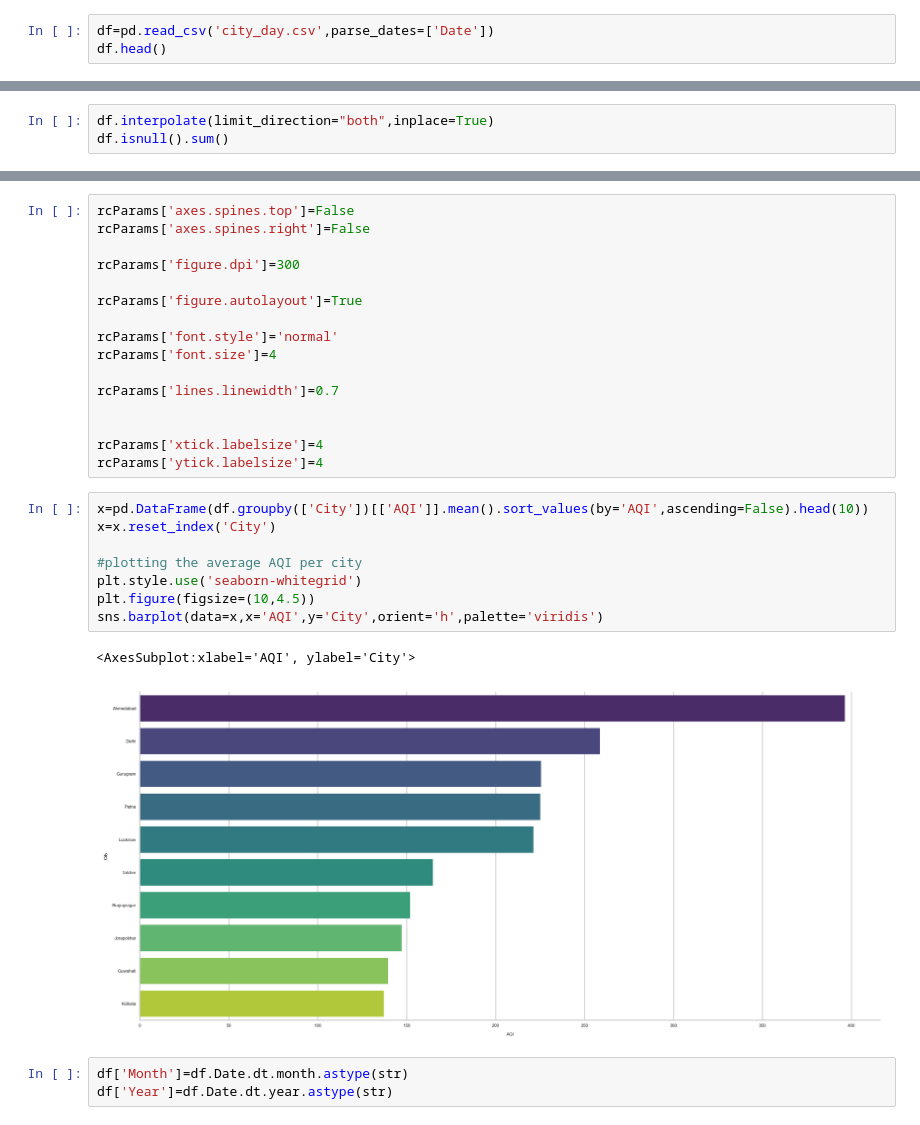
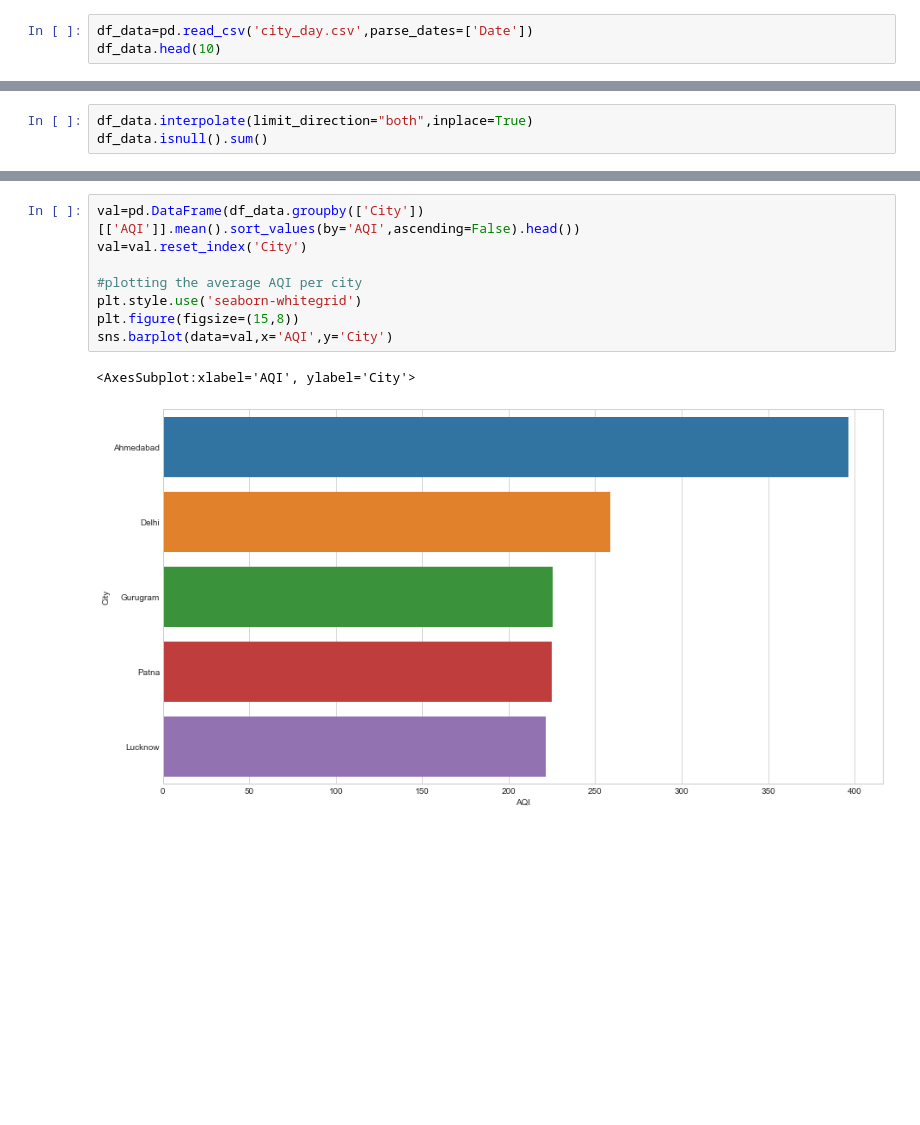
Before and after one commit to harisaisundhar/climate-malaria-canal, a Jupyter notebook: Air-poll/airpol.ipynb, the cells around one changed output, grey strips where cells are left out. Saved outputs shown, nothing was run; the diff lists cells and outputs as text; blank space fills up the shorter version.

```diff
--- a/Air-poll/airpol.ipynb
+++ b/Air-poll/airpol.ipynb
@@ -9,6 +9,6 @@ from scipy.stats import skew
 # %%
-df=pd.read_csv('city_day.csv',parse_dates=['Date'])
-df.head()
+df_data=pd.read_csv('city_day.csv',parse_dates=['Date'])
+df_data.head(10)
 # %% [output]
 |  | City | Date | PM2.5 | PM10 | NO | NO2 | NOx | NH3 | CO | SO2 | O3 | ... |
 | 0 | Ahmedabad | 2015-01-01 | NaN | NaN | 0.92 | 18.22 | 17.15 | NaN | 0.92 | 27.64 | 133.36 | ... |
@@ -54,6 +40,6 @@ missing_values.style.background_gradient(cmap='Blues')
 # %%
-df.interpolate(limit_direction="both",inplace=True)
-df.isnull().sum()
+df_data.interpolate(limit_direction="both",inplace=True)
+df_data.isnull().sum()
 # %% [output]
 City             0
 Date             0
@@ -72,34 +58,15 @@ Xylene           0
 AQI              0
 AQI_Bucket    4681
 dtype: int64
-# %%
-rcParams['axes.spines.top']=False
-rcParams['axes.spines.right']=False
-
-rcParams['figure.dpi']=300
-
-rcParams['figure.autolayout']=True
-
-rcParams['font.style']='normal'
-rcParams['font.size']=4
-
-rcParams['lines.linewidth']=0.7
-
-
-rcParams['xtick.labelsize']=4
-rcParams['ytick.labelsize']=4
 # %%
-x=pd.DataFrame(df.groupby(['City'])[['AQI']].mean().sort_values(by='AQI',ascending=False).head(10))
-x=x.reset_index('City')
+val=pd.DataFrame(df_data.groupby(['City'])[['AQI']].mean().sort_values(by='AQI',ascending=False).head())
+val=val.reset_index('City')
 
 #plotting the average AQI per city
 plt.style.use('seaborn-whitegrid')
-plt.figure(figsize=(10,4.5))
-sns.barplot(data=x,x='AQI',y='City',orient='h',palette='viridis')
+plt.figure(figsize=(15,8))
+sns.barplot(data=val,x='AQI',y='City')
 # %% [output]
 <AxesSubplot:xlabel='AQI', ylabel='City'>
-[figure, old version]
+[figure, new version]
-# %%
-df['Month']=df.Date.dt.month.astype(str)
-df['Year']=df.Date.dt.year.astype(str)
 # %%
```
Also changed, not shown: parts of 12 cells of this notebook, 3 other files.
